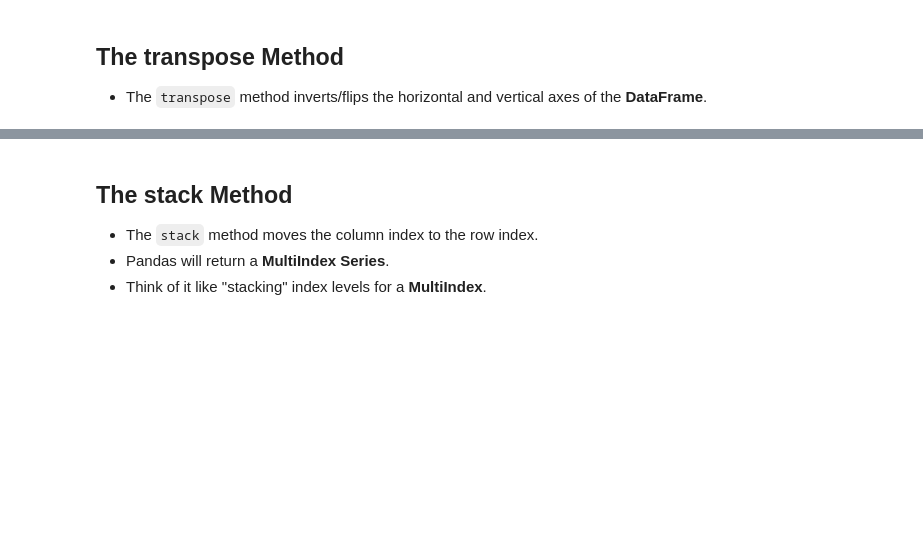
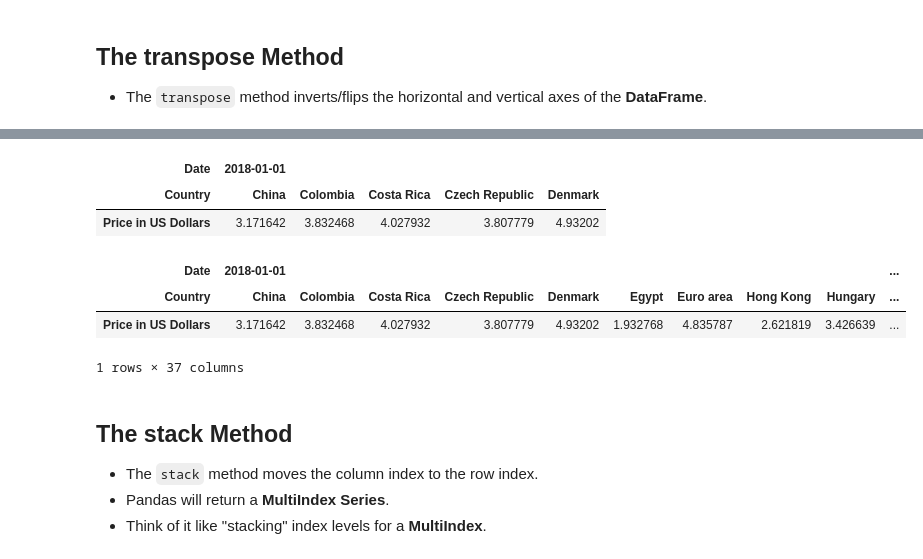
Before and after one commit to kon-mat/DataAnalysis, a Jupyter notebook: Python/Udemy/DataAnalysisWithPandasAndPython/Complete/08 - MultiIndex.ipynb, the cells around one changed output, grey strips where cells are left out. Saved outputs shown, nothing was run; the diff lists cells and outputs as text; code cells hidden in the pictures; blank space fills up the shorter version.

```diff
--- a/Python/Udemy/DataAnalysisWithPandasAndPython/Complete/08 - MultiIndex.ipynb
+++ b/Python/Udemy/DataAnalysisWithPandasAndPython/Complete/08 - MultiIndex.ipynb
@@ -580,3 +580,6 @@ Name: Price in US Dollars, Length: 160, dtype: float64
 # %% [markdown]
 ## The transpose Method
 - The `transpose` method inverts/flips the horizontal and vertical axes of the **DataFrame**.
+# %%
+bigmac = pd.read_csv("bigmac.csv", parse_dates=["Date"], date_format="%Y-%m-%d", index_col=["Date", "Country"]).sort_index()
+bigmac.head()
@@ -583,3 +594,22 @@ Name: Price in US Dollars, Length: 160, dtype: float64
+# %%
+start = ("2018-01-01", "China")
+end = ("2018-01-01", "Denmark")
+
+bigmac.loc[start:end].transpose()
+# %% [output]
+| Date | 2018-01-01 |  |  |  |  |
+| Country | China | Colombia | Costa Rica | Czech Republic | Denmark |
+| Price in US Dollars | 3.171642 | 3.832468 | 4.027932 | 3.807779 | 4.93202 |
+# %%
+start = ("2018-01-01", "China")
+end = ("2018-01-02", "Denmark")
+
+bigmac.loc[start:end].transpose()
+# %% [output]
+| Date | 2018-01-01 |  |  |  |  |  |  |  |  | ... |
+| Country | China | Colombia | Costa Rica | Czech Republic | Denmark | Egypt | Euro area | Hong Kong | Hungary | ... |
+| Price in US Dollars | 3.171642 | 3.832468 | 4.027932 | 3.807779 | 4.93202 | 1.932768 | 4.835787 | 2.621819 | 3.426639 | ... |
+1 rows × 37 columns
 # %% [markdown]
 ## The stack Method
 - The `stack` method moves the column index to the row index.
```
Also changed, not shown: parts of 6 cells of this notebook.
